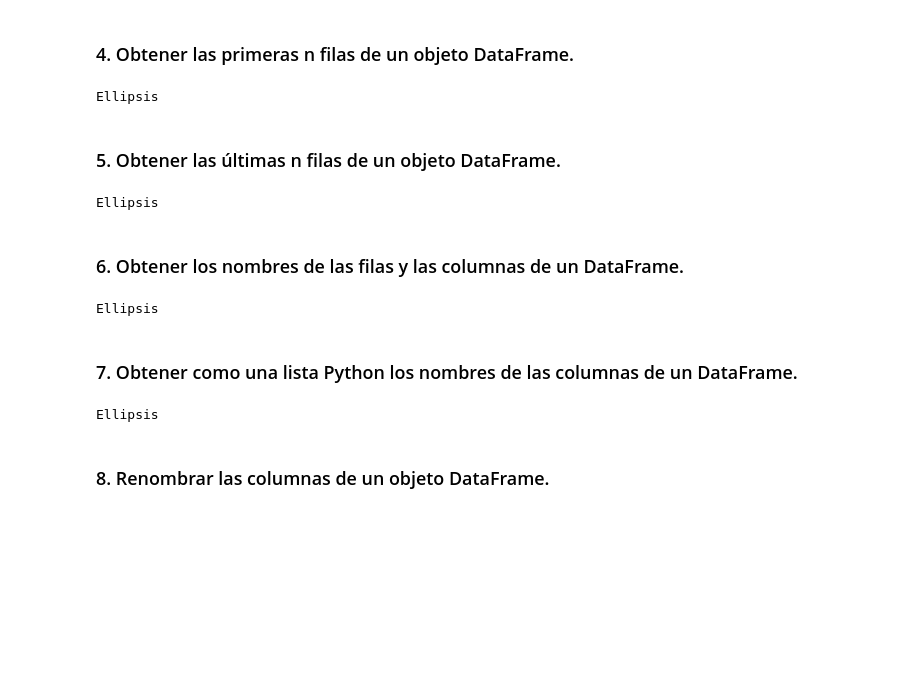
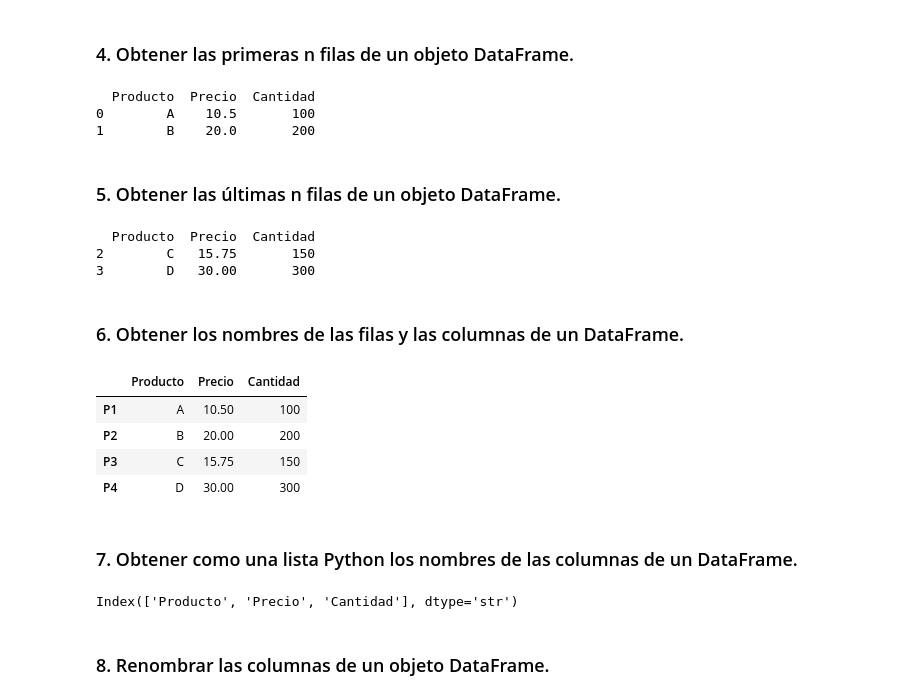
Before and after one commit to Manuel-Avecilla/PIA-MIA, a Jupyter notebook: pandas/Ejercicios_con_Dataframes_Pandas.ipynb, the cells around one changed output. Cells and saved outputs as stored; diff of their text form; code cells hidden in the pictures; blank space fills up the shorter version.

```diff
--- a/pandas/Ejercicios_con_Dataframes.ipynb
+++ b/pandas/Ejercicios_con_Dataframes_Pandas.ipynb
@@ -28,27 +60,63 @@ Ellipsis
 # %% [markdown]
 ### 4. Obtener las primeras n filas de un objeto DataFrame.
 # %%
-...
+df_004 = pd.DataFrame({
+    'Producto': ['A', 'B', 'C', 'D'],
+    'Precio': [10.5, 20.0, 15.75, 30.0],
+    'Cantidad': [100, 200, 150, 300]
+})
+
+n = 2
+
+print(df_004[:n])
 # %% [output]
-Ellipsis
+  Producto  Precio  Cantidad
+0        A    10.5       100
+1        B    20.0       200
 # %% [markdown]
 ### 5. Obtener las últimas n filas de un objeto DataFrame.
 # %%
-...
+df_005 = pd.DataFrame({
+    'Producto': ['A', 'B', 'C', 'D'],
+    'Precio': [10.5, 20.0, 15.75, 30.0],
+    'Cantidad': [100, 200, 150, 300]
+})
+
+n = 2
+
+print(df_005[len(df_005)-n:len(df_005)])
 # %% [output]
-Ellipsis
+  Producto  Precio  Cantidad
+2        C   15.75       150
+3        D   30.00       300
 # %% [markdown]
 ### 6. Obtener los nombres de las filas y las columnas de un DataFrame.
 # %%
-...
+df_006 = pd.DataFrame({
+    'Producto': ['A', 'B', 'C', 'D'],
+    'Precio': [10.5, 20.0, 15.75, 30.0],
+    'Cantidad': [100, 200, 150, 300]
+}, index=['P1', 'P2', 'P3', 'P4'])
+
+df_006.head()
 # %% [output]
-Ellipsis
+|  | Producto | Precio | Cantidad |
+| P1 | A | 10.50 | 100 |
+| P2 | B | 20.00 | 200 |
+| P3 | C | 15.75 | 150 |
+| P4 | D | 30.00 | 300 |
 # %% [markdown]
 ### 7. Obtener como una lista Python los nombres de las columnas de un DataFrame.
 # %%
-...
+df_007 = pd.DataFrame({
+    'Producto': ['A', 'B', 'C', 'D'],
+    'Precio': [10.5, 20.0, 15.75, 30.0],
+    'Cantidad': [100, 200, 150, 300]
+}, index=['P1', 'P2', 'P3', 'P4'])
+
+df_006.columns
 # %% [output]
-Ellipsis
+Index(['Producto', 'Precio', 'Cantidad'], dtype='str')
 # %% [markdown]
 ### 8. Renombrar las columnas de un objeto DataFrame.
 # %%
```
Also changed, not shown: parts of 20 cells of this notebook, 2 other files.
